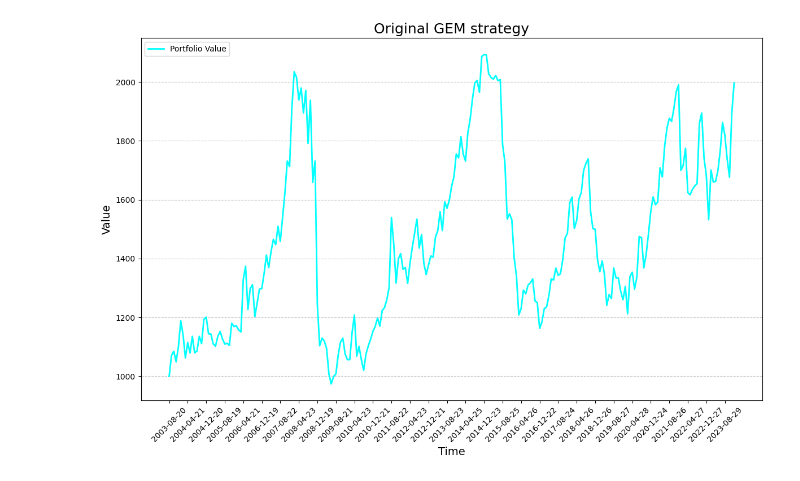
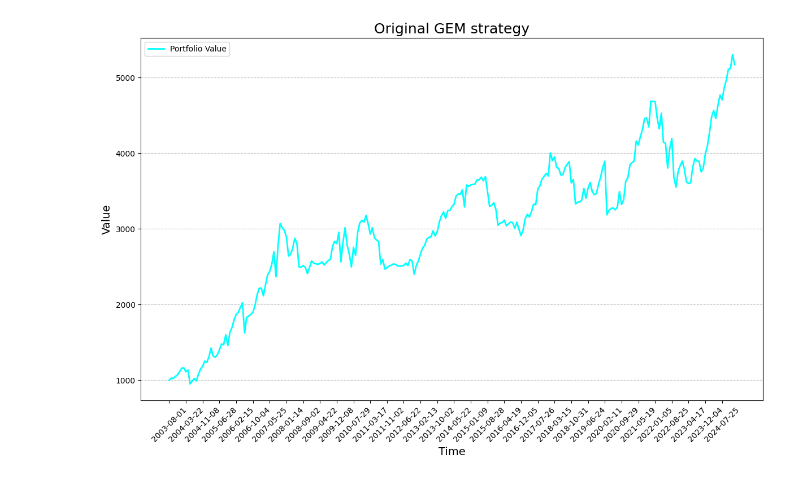
Before and after one commit to Azalurg/stock-market-research, a Jupyter notebook: gem.ipynb, the cells around one changed output. Saved outputs shown, nothing was run; the diff lists cells and outputs as text; code cells hidden in the pictures.

```diff
--- a/gem.ipynb
+++ b/gem.ipynb
@@ -25,0 +75,4 @@ COMPARISON_TIME_WINDOW = int(COMPARISON_TIME_WINDOW / 7 * 5)
+# %%
+# Adjust days
+def adjust_days(days: int) -> int:
+    return int(days / 365 * TRADING_DAYS_IN_YEAR)
@@ -44,15 +120,0 @@ for i in range(
-# %%
-def plot(plot_days, plot_values, title):
-    plt.figure(figsize=(12, 8))
-    plt.plot(plot_days, plot_values, label="Portfolio Value", color="aqua", linewidth=2)
-    plt.title(title, fontsize=18)
-    plt.xlabel("Time", fontsize=14)
-    plt.ylabel("Value", fontsize=14)
-    plt.xticks(plot_days[::8], rotation=45)
-    plt.legend(loc="upper left")
-    plt.grid(axis="y", linestyle="--", alpha=0.7)
-    plt.tight_layout()
-    plt.show()
-
-
-plot(buy_and_hold_days, buy_and_hold_values, "Buy and Hold strategy")
@@ -63,43 +165,10 @@ plot(buy_and_hold_days, buy_and_hold_values, "Buy and Hold strategy")
 # %%
-def gem_sim():
-    cash = STARTING_CASH
-    values = []
-    days = []
-    asset = (
-        ""  # it has no price at the beginning so will be switched as soon as possible
-    )
-    amount = 0
-    tickers = ["BND", "EUM", "IAU", "SPY", "QQQ", "TLT"]
+REBALANCE_PERIOD = 30  # in days
+COMPARISON_TIME_WINDOW = 365  # in days
 
-    for i in range(
-            COMPARISON_TIME_WINDOW, len(df.index) - COMPARISON_TIME_WINDOW, REBALANCE_PERIOD
-    ):
-        value_change = {}
-        for ticket in tickers:
-            start_value = df.iloc[i - COMPARISON_TIME_WINDOW][ticket]
-            end_value = df.iloc[i][ticket]
-
-            if start_value == 0:
-                value_change[ticket] = -1
-            else:
-                value_change[ticket] = end_value / start_value - 1
-        best_performer = max(value_change, key=value_change.get)
-
-        if best_performer != asset:
-            if asset == "":
-                asset = best_performer
-            else:
-                cash = df.iloc[i][asset] * amount
-            amount = cash / df.iloc[i][best_performer]
-            asset = best_performer
-            cash = 0
-
-        values.append(amount * df.iloc[i][asset])
-        days.append(df.iloc[i]["Date"])
-    return values, days
-
-
-gem_values, gem_days = gem_sim()
-plot(gem_days, gem_values, "Original GEM strategy")
+gem_original_values, gem_original_days = gem_sim(
+    REBALANCE_PERIOD, COMPARISON_TIME_WINDOW
+)
+plot(gem_original_values, gem_original_days, "Original GEM strategy")
 # %% [output]
-[figure, old version]
+[figure, new version]
```
Also changed, not shown: parts of 33 cells of this notebook.
